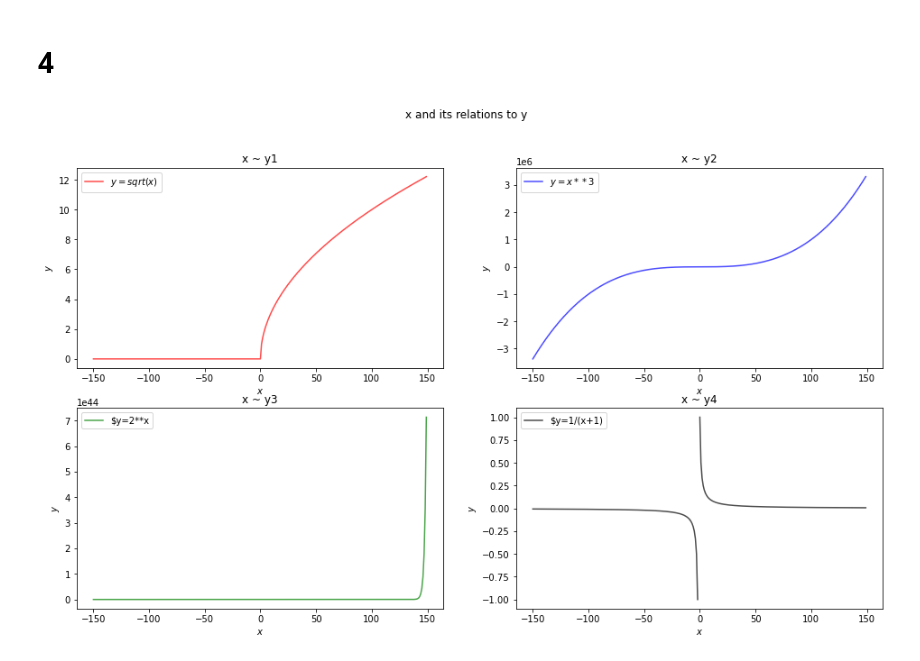
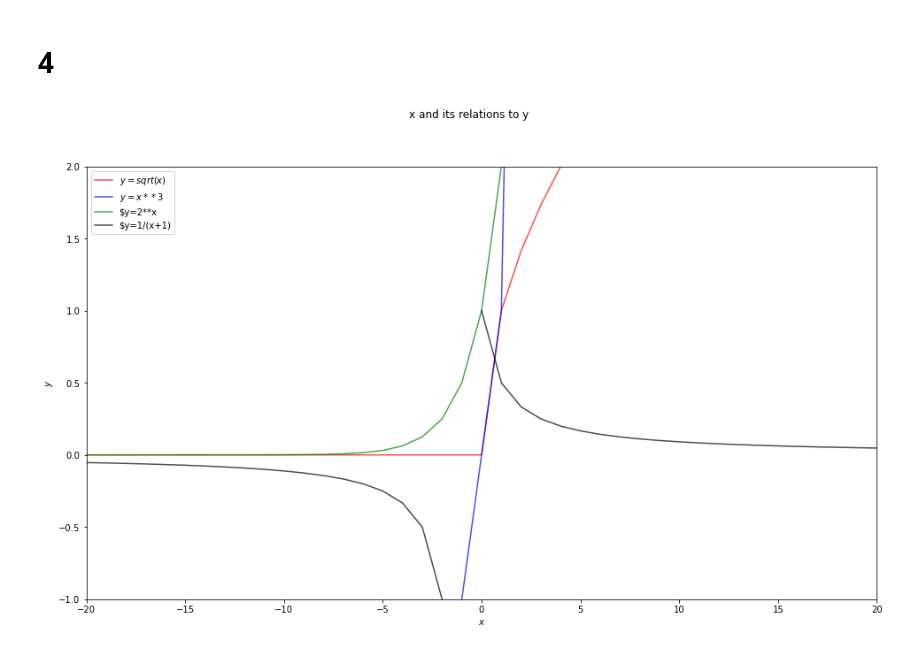
Before and after one commit to hinzle/numpy-pandas-visualization-exercises, a Jupyter notebook: matplotlib_exercises.ipynb, the cells around one changed output. Drawn from its saved outputs; the diff is of its cells as text; code cells hidden in the pictures.

```diff
--- a/matplotlib_exercises.ipynb
+++ b/matplotlib_exercises.ipynb
@@ -199,48 +200,51 @@ for _ in x:
 	y2.append((_**3).real)
 	y3.append((2**_).real)
 	if _==-1:
 		y4.append(None)
 		continue
 	else:
 		y4.append((1/(_+1)).real)
 
 plt.figure(figsize=(16, 9))
 n_rows = 2
 n_cols = 2
 
 
-plt.subplot(n_rows, n_cols, 1)
+# plt.subplot(n_rows, n_cols, 1)
 plt.plot(x, y1, c='red', alpha=0.7,label='$y=sqrt(x)$')
-plt.title('x ~ y1')
-plt.legend(loc='upper left')
+# plt.title('x ~ y1')
+# plt.legend(loc='upper left')
 plt.xlabel('$x$')
 plt.ylabel('$y$')
 
 # the second subplot
-plt.subplot(n_rows, n_cols, 2)
+# plt.subplot(n_rows, n_cols, 2)
 plt.plot(x, y2, c='blue', alpha=0.7,label='$y=x**3$')
-plt.title('x ~ y2')
-plt.legend(loc='upper left')
-plt.xlabel('$x$')
-plt.ylabel('$y$')
+# plt.title('x ~ y2')
+# plt.legend(loc='upper left')
+# plt.xlabel('$x$')
+# plt.ylabel('$y$')
 
-plt.subplot(n_rows, n_cols, 3)
+# # plt.subplot(n_rows, n_cols, 3)
 plt.plot(x, y3, c='green', alpha=0.7,label='$y=2**x')
-plt.title('x ~ y3')
-plt.legend(loc='upper left')
-plt.xlabel('$x$')
-plt.ylabel('$y$')
+# # plt.title('x ~ y3')
+# plt.legend(loc='upper left')
+# plt.xlabel('$x$')
+# plt.ylabel('$y$')
 
 # the second subplot
-plt.subplot(n_rows, n_cols, 4)
+# plt.subplot(n_rows, n_cols, 4)
 plt.plot(x, y4, c='black', alpha=0.7,label='$y=1/(x+1)')
-plt.title('x ~ y4')
+# plt.title('x ~ y4')
 plt.legend(loc='upper left')
-plt.xlabel('$x$')
-plt.ylabel('$y$')
+# plt.xlabel('$x$')
+# plt.ylabel('$y$')
+
+plt.xlim(-20, 20)
+plt.ylim(-1, 2)
 
 plt.suptitle('x and its relations to y')
 
 plt.show()
 # %% [output]
-[figure, old version]
+[figure, new version]
```
Also changed, not shown: parts of 5 cells of this notebook, 2 other files.
